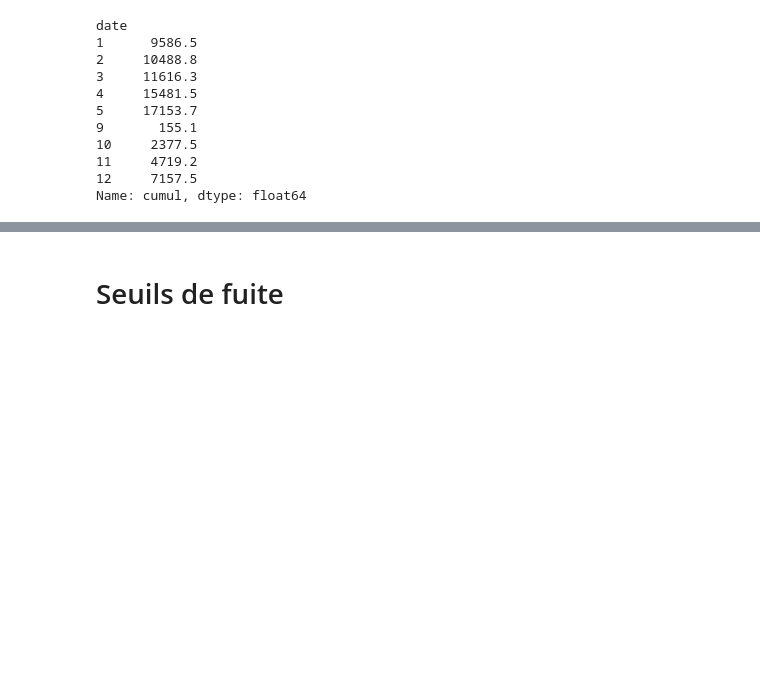
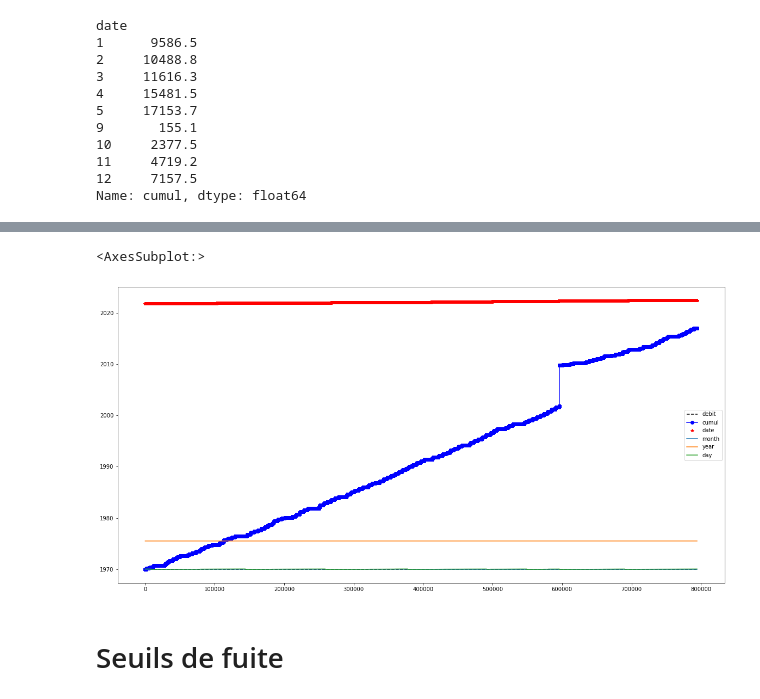
Before and after one commit to Cyrine-afk/Water-Consumption, a Jupyter notebook: Water DB.ipynb, the cells around one changed output, grey strips where cells are left out. Cells and saved outputs as stored; diff of their text form; code cells hidden in the pictures; blank space fills up the shorter version.

```diff
--- a/Water DB.ipynb
+++ b/Water DB.ipynb
@@ -535,2 +555,7 @@ Name: cumul, dtype: float64
+# %%
+water_json_subset.plot(style=['k--', 'bo-', 'r*'],figsize=(20, 10))
+# %% [output]
+<AxesSubplot:>
+[figure, added]
 # %% [markdown]
 # Seuils de fuite
```
Also changed, not shown: parts of 4 cells of this notebook.
